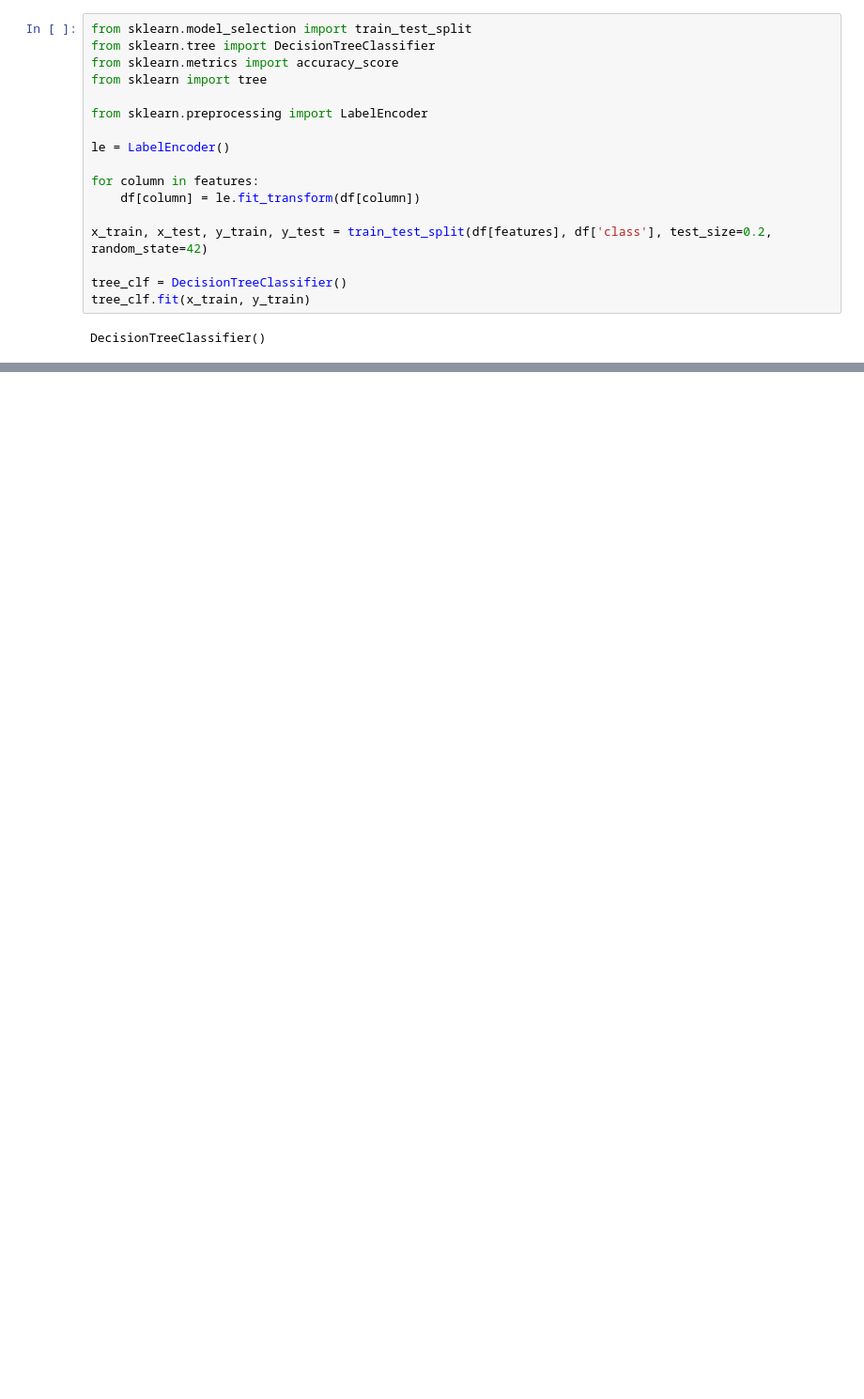
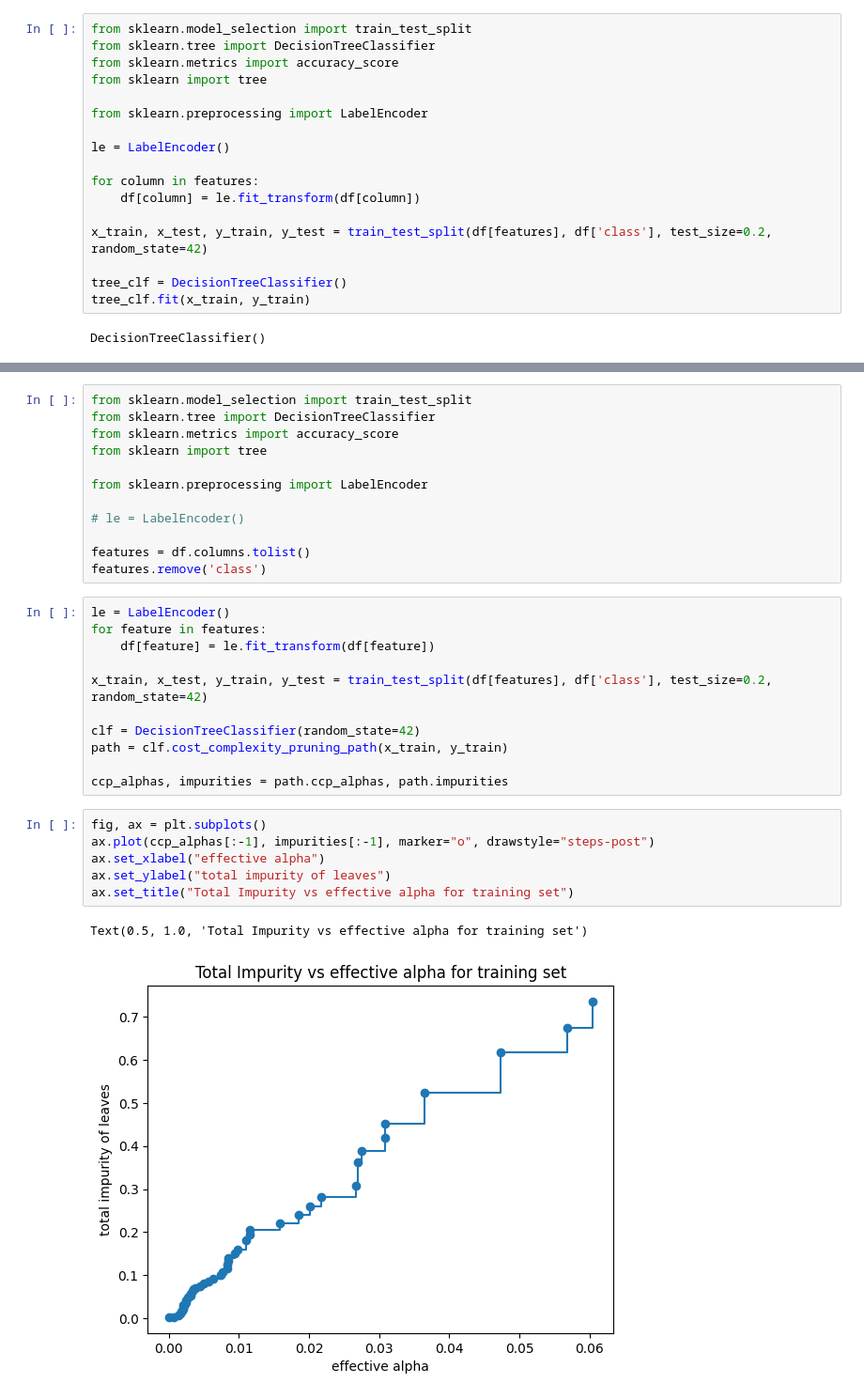
Before and after one commit to Brandon-Jeremy/Soybean-Classification, a Jupyter notebook: Soybean_Classification.ipynb, the cells around one changed output, grey strips where cells are left out. Shown at 94% size. Saved outputs shown, nothing was run; the diff lists cells and outputs as text; blank space fills up the shorter version.

```diff
--- a/Soybean_Classification.ipynb
+++ b/Soybean_Classification.ipynb
@@ -240,0 +295,32 @@ _ = tree.plot_tree(tree_clf_rfe,
+# %%
+from sklearn.model_selection import train_test_split
+from sklearn.tree import DecisionTreeClassifier
+from sklearn.metrics import accuracy_score
+from sklearn import tree
+
+from sklearn.preprocessing import LabelEncoder
+
+# le = LabelEncoder()
+
+features = df.columns.tolist()
+features.remove('class')
+# %%
+le = LabelEncoder()
+for feature in features:
+    df[feature] = le.fit_transform(df[feature])
+
+x_train, x_test, y_train, y_test = train_test_split(df[features], df['class'], test_size=0.2, random_state=42)
+
+clf = DecisionTreeClassifier(random_state=42)
+path = clf.cost_complexity_pruning_path(x_train, y_train)
+
+ccp_alphas, impurities = path.ccp_alphas, path.impurities
+# %%
+fig, ax = plt.subplots()
+ax.plot(ccp_alphas[:-1], impurities[:-1], marker="o", drawstyle="steps-post")
+ax.set_xlabel("effective alpha")
+ax.set_ylabel("total impurity of leaves")
+ax.set_title("Total Impurity vs effective alpha for training set")
+# %% [output]
+Text(0.5, 1.0, 'Total Impurity vs effective alpha for training set')
+[figure, added]
```
Also changed, not shown: parts of 21 cells of this notebook, 1 other file.
